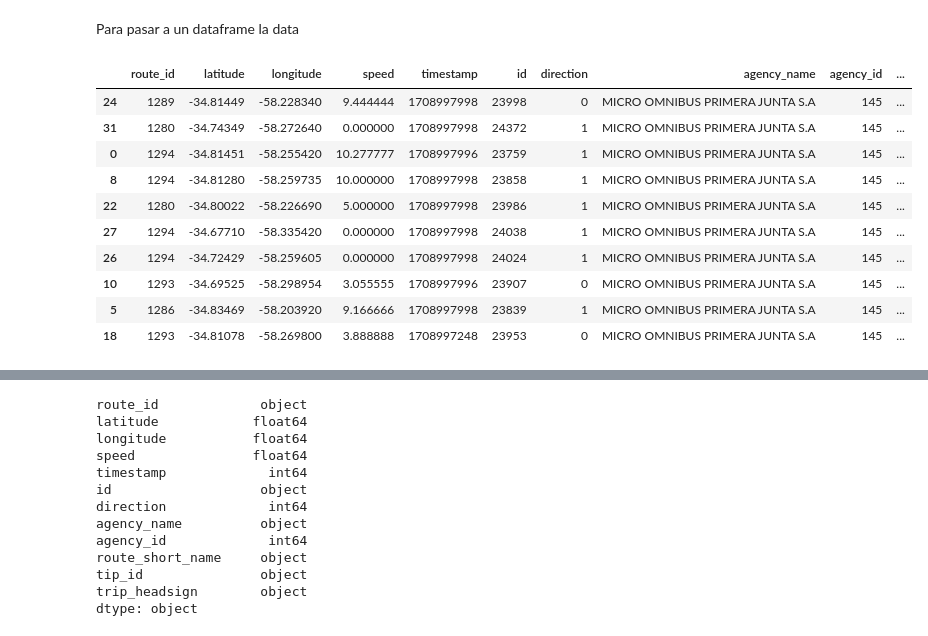
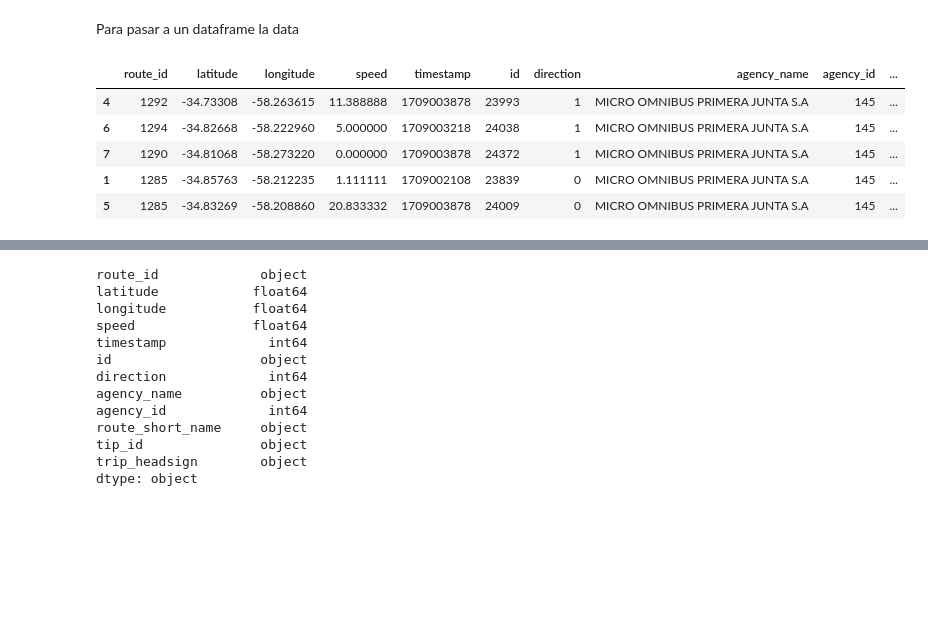
Before and after one commit to c-gonzalez-a/DataEngineeringCoder, a Jupyter notebook: main.ipynb, the cells around one changed output, grey strips where cells are left out. Drawn from its saved outputs; the diff is of its cells as text; code cells hidden in the pictures; blank space fills up the shorter version.

```diff
--- a/main.ipynb
+++ b/main.ipynb
@@ -256,19 +256,14 @@ Para pasar a un dataframe la data
 # %%
 # Para pasar el json a una dataframe
 df_PJPositions = pd.json_normalize(json_PJData)
-df_PJPositions.sample(n=10)
+df_PJPositions.sample(n=5)
 # %% [output]
 |  | route_id | latitude | longitude | speed | timestamp | id | direction | agency_name | agency_id | ... |
-| 24 | 1289 | -34.81449 | -58.228340 | 9.444444 | 1708997998 | 23998 | 0 | MICRO OMNIBUS PRIMERA JUNTA S.A | 145 | ... |
-| 31 | 1280 | -34.74349 | -58.272640 | 0.000000 | 1708997998 | 24372 | 1 | MICRO OMNIBUS PRIMERA JUNTA S.A | 145 | ... |
-| 0 | 1294 | -34.81451 | -58.255420 | 10.277777 | 1708997996 | 23759 | 1 | MICRO OMNIBUS PRIMERA JUNTA S.A | 145 | ... |
-| 8 | 1294 | -34.81280 | -58.259735 | 10.000000 | 1708997998 | 23858 | 1 | MICRO OMNIBUS PRIMERA JUNTA S.A | 145 | ... |
-| 22 | 1280 | -34.80022 | -58.226690 | 5.000000 | 1708997998 | 23986 | 1 | MICRO OMNIBUS PRIMERA JUNTA S.A | 145 | ... |
-| 27 | 1294 | -34.67710 | -58.335420 | 0.000000 | 1708997998 | 24038 | 1 | MICRO OMNIBUS PRIMERA JUNTA S.A | 145 | ... |
-| 26 | 1294 | -34.72429 | -58.259605 | 0.000000 | 1708997998 | 24024 | 1 | MICRO OMNIBUS PRIMERA JUNTA S.A | 145 | ... |
-| 10 | 1293 | -34.69525 | -58.298954 | 3.055555 | 1708997996 | 23907 | 0 | MICRO OMNIBUS PRIMERA JUNTA S.A | 145 | ... |
-| 5 | 1286 | -34.83469 | -58.203920 | 9.166666 | 1708997998 | 23839 | 1 | MICRO OMNIBUS PRIMERA JUNTA S.A | 145 | ... |
-| 18 | 1293 | -34.81078 | -58.269800 | 3.888888 | 1708997248 | 23953 | 0 | MICRO OMNIBUS PRIMERA JUNTA S.A | 145 | ... |
+| 4 | 1292 | -34.73308 | -58.263615 | 11.388888 | 1709003878 | 23993 | 1 | MICRO OMNIBUS PRIMERA JUNTA S.A | 145 | ... |
+| 6 | 1294 | -34.82668 | -58.222960 | 5.000000 | 1709003218 | 24038 | 1 | MICRO OMNIBUS PRIMERA JUNTA S.A | 145 | ... |
+| 7 | 1290 | -34.81068 | -58.273220 | 0.000000 | 1709003878 | 24372 | 1 | MICRO OMNIBUS PRIMERA JUNTA S.A | 145 | ... |
+| 1 | 1285 | -34.85763 | -58.212235 | 1.111111 | 1709002108 | 23839 | 0 | MICRO OMNIBUS PRIMERA JUNTA S.A | 145 | ... |
+| 5 | 1285 | -34.83269 | -58.208860 | 20.833332 | 1709003878 | 24009 | 0 | MICRO OMNIBUS PRIMERA JUNTA S.A | 145 | ... |
 # %%
 df_PJPositions.shape
 # %% [output]
```
Also changed, not shown: parts of 27 cells of this notebook.
